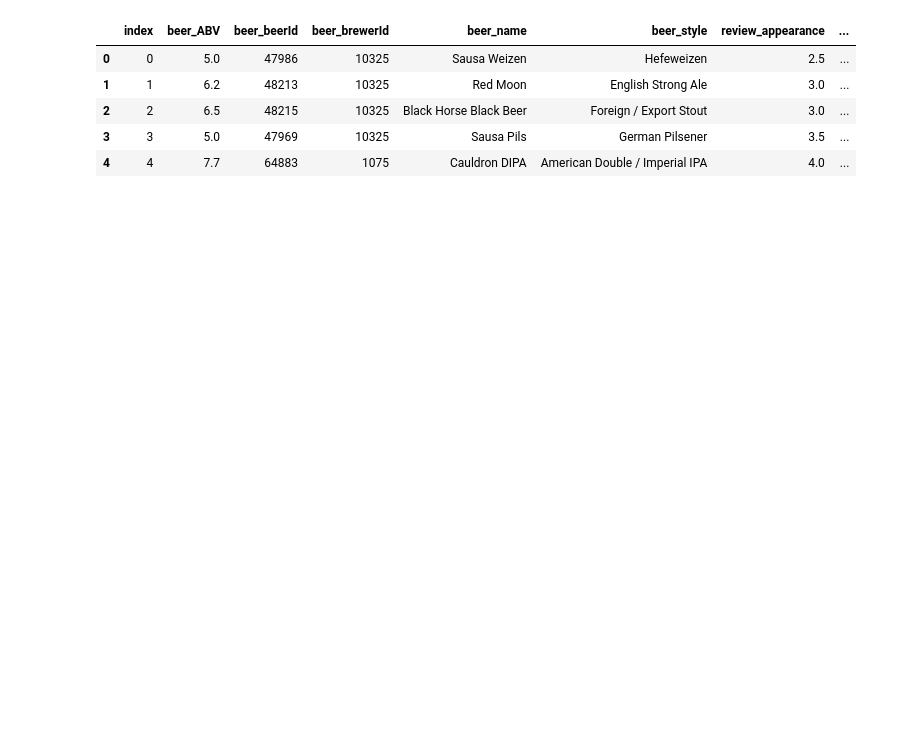
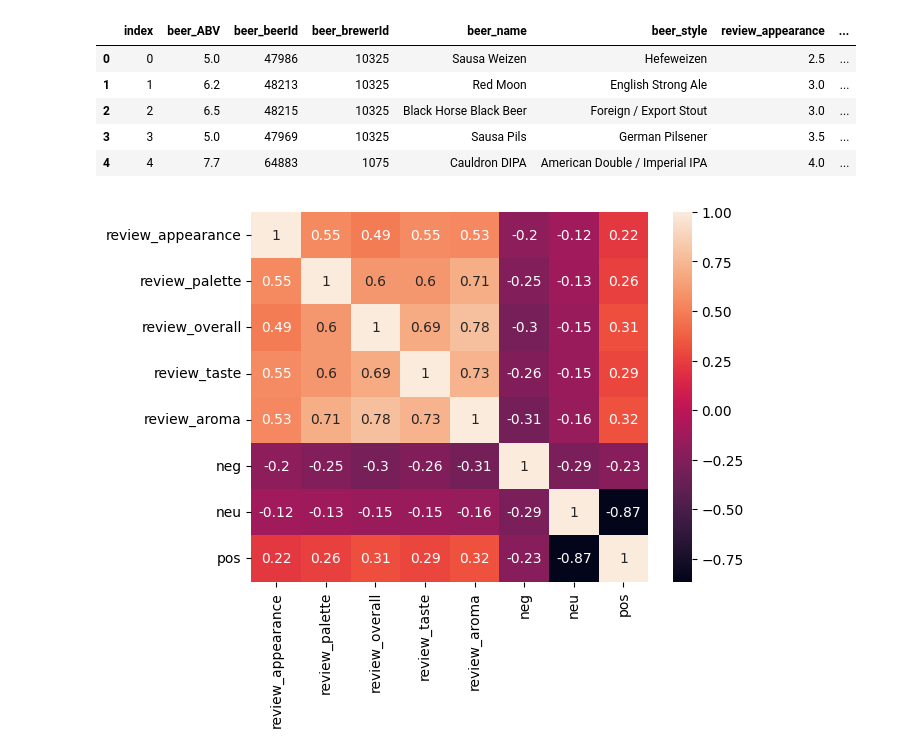
Before and after one commit to INA-95/beer_data_analysis, a Jupyter notebook: beer_data_analysis.ipynb, the cells around one changed output. Drawn from its saved outputs; the diff is of its cells as text; code cells hidden in the pictures; blank space fills up the shorter version.

```diff
--- a/beer_data_analysis.ipynb
+++ b/beer_data_analysis.ipynb
@@ -292,4 +194,7 @@ sia = SentimentIntensityAnalyzer()
 # %%
+# vader
+
+sia = SentimentIntensityAnalyzer()
 res = {}
 for i, row in tqdm(review_df.iterrows(), total = len(review_df)):
     text = row['review_text']
@@ -297,6 +202,6 @@ for i, row in tqdm(review_df.iterrows(), total = len(review_df)):
     if type(text) == str:
         res[idx] = sia.polarity_scores(text)
     else:
-        res[idx] = 'unvalid review type'
+        pass
 # %%
 vaders = pd.DataFrame(res).T
@@ -321,3 +218,11 @@ final.head()
 | 2 | 2 | 6.5 | 48215 | 10325 | Black Horse Black Beer | Foreign / Export Stout | 3.0 | ... |
 | 3 | 3 | 5.0 | 47969 | 10325 | Sausa Pils | German Pilsener | 3.5 | ... |
 | 4 | 4 | 7.7 | 64883 | 1075 | Cauldron DIPA | American Double / Imperial IPA | 4.0 | ... |
+# %%
+# correlation of sentiment(neg, neu, pos) & review_overall
+
+corr_df = final[['review_appearance', 'review_palette', 'review_overall', 'review_taste', 'review_aroma', 'neg', 'neu', 'pos']]
+corr_df.corr(method = 'pearson')
+_ = heatmap(data=corr_df.corr(), annot=True)
+# %% [output]
+[figure, added]
```
Also changed, not shown: parts of 27 cells of this notebook.
